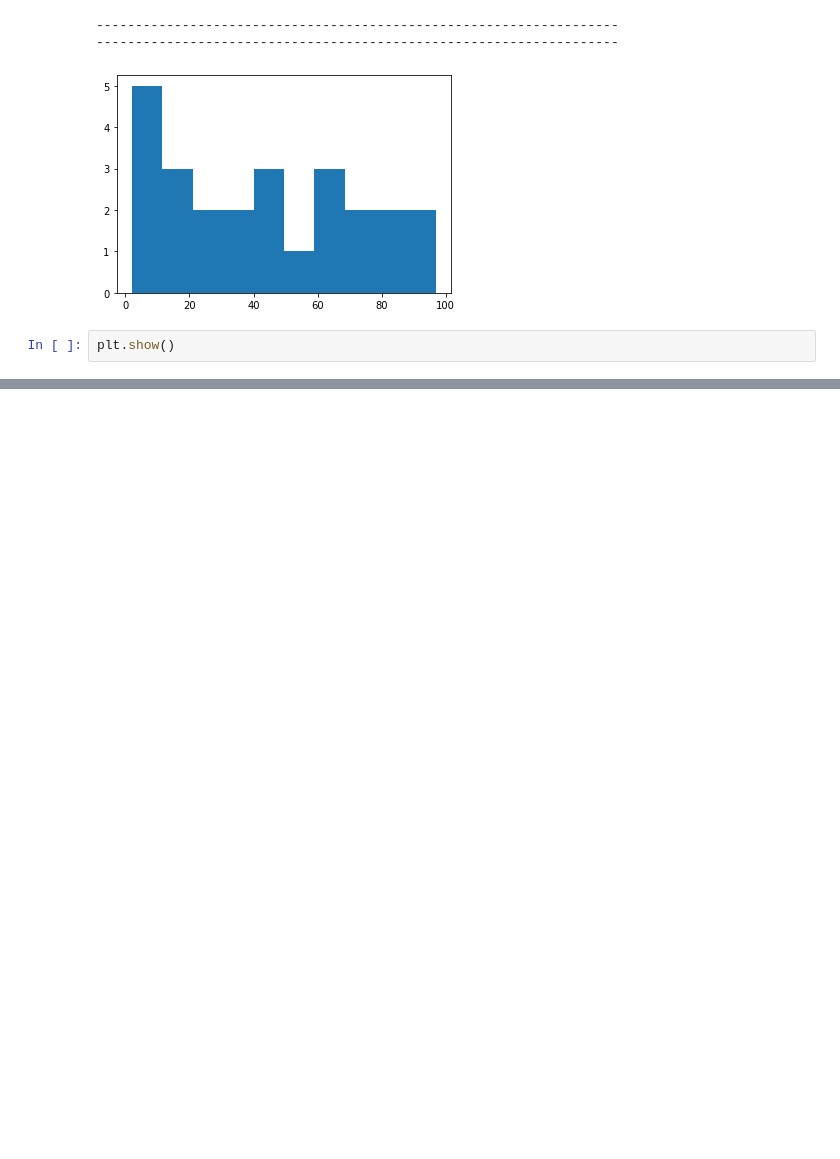
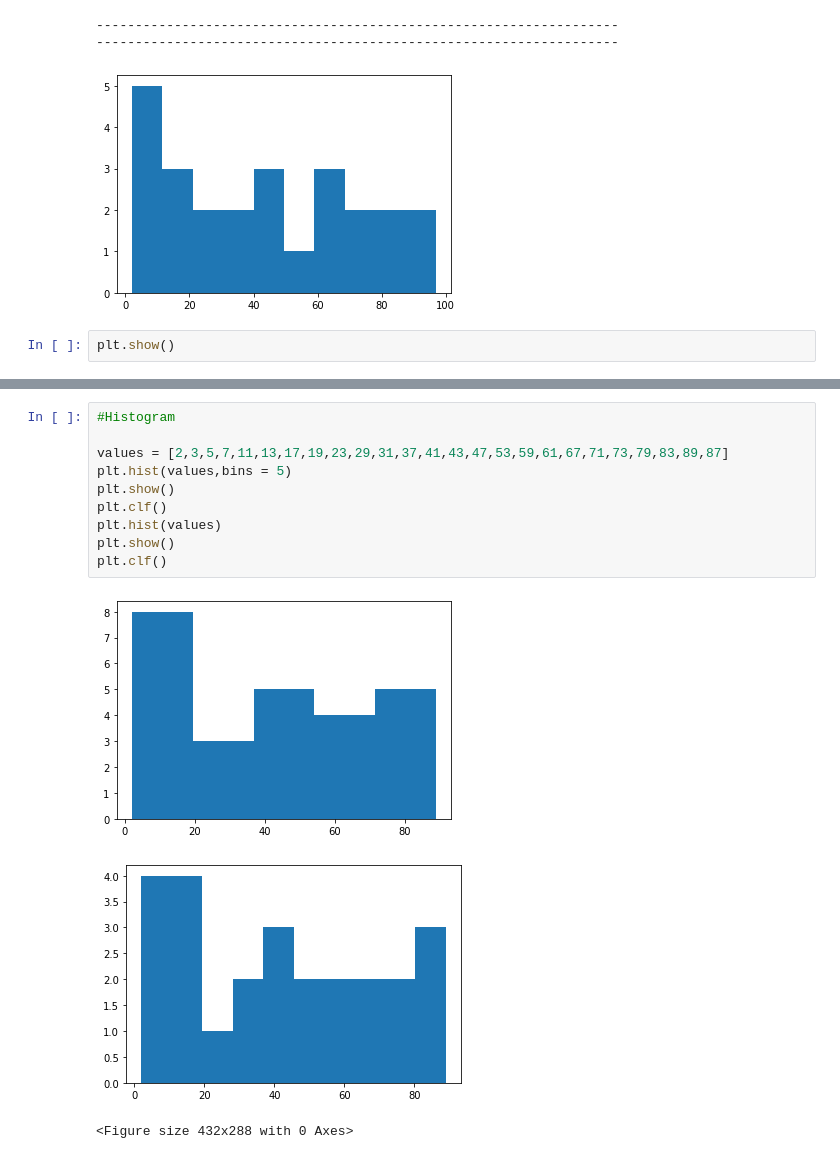
Before and after one commit to SHIVRAJSHINDE/AShiv, a Jupyter notebook: Matplotlib.ipynb, the cells around one changed output, grey strips where cells are left out. Drawn from its saved outputs; the diff is of its cells as text; blank space fills up the shorter version.

```diff
--- a/Matplotlib.ipynb
+++ b/Matplotlib.ipynb
@@ -44,0 +82,14 @@ plt.show()
+# %%
+#Histogram
+
+values = [2,3,5,7,11,13,17,19,23,29,31,37,41,43,47,53,59,61,67,71,73,79,83,89,87]
+plt.hist(values,bins = 5)
+plt.show()
+plt.clf()
+plt.hist(values)
+plt.show()
+plt.clf()
+# %% [output]
+[figure, added]
+[figure, added]
+<Figure size 432x288 with 0 Axes>
```
Also changed, not shown: parts of 13 cells of this notebook, 25 other files.
